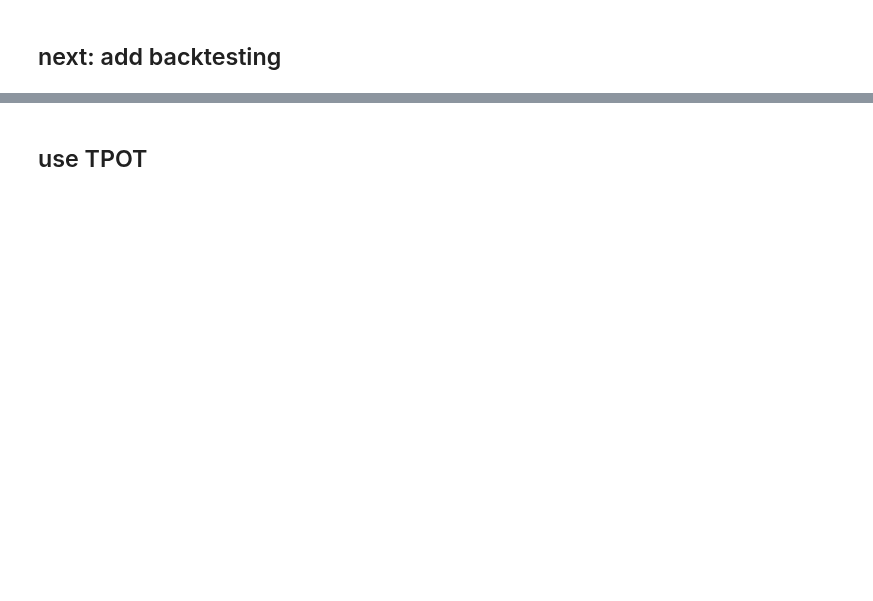
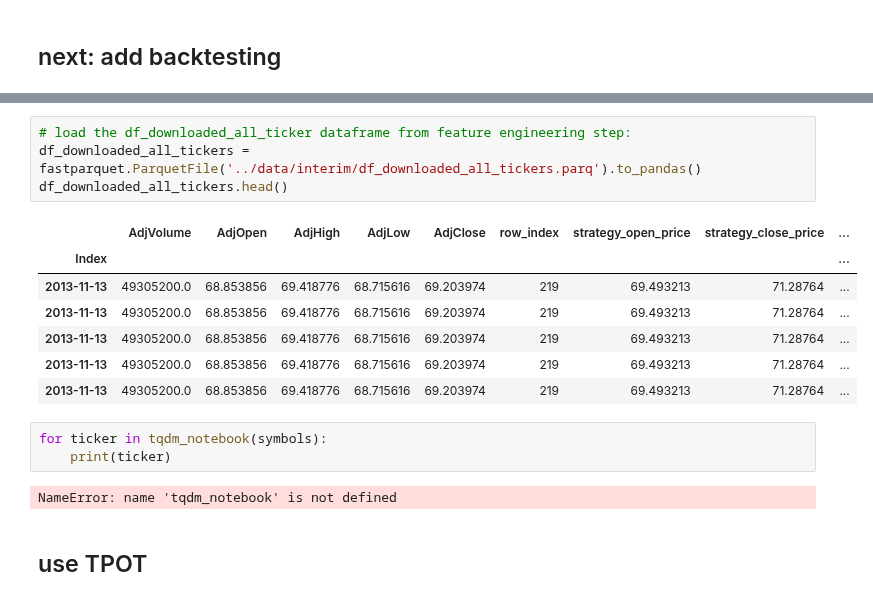
Before and after one commit to Lindstaedt/Stock-recommendation-with-ML, a Jupyter notebook: notebooks/03.0-fl-model-training-sklearn.ipynb, the cells around one changed output, grey strips where cells are left out. Drawn from its saved outputs; the diff is of its cells as text; blank space fills up the shorter version.

```diff
--- a/notebooks/03.0-fl-model-training-sklearn.ipynb
+++ b/notebooks/03.0-fl-model-training-sklearn.ipynb
@@ -224,2 +243,19 @@ def handle_data(context, data):
+# %%
+# load the df_downloaded_all_ticker dataframe from feature engineering step:
+df_downloaded_all_tickers = fastparquet.ParquetFile('../data/interim/df_downloaded_all_tickers.parq').to_pandas()
+df_downloaded_all_tickers.head()
+# %% [output]
+|  | AdjVolume | AdjOpen | AdjHigh | AdjLow | AdjClose | row_index | strategy_open_price | strategy_close_price | ... |
+| Index |  |  |  |  |  |  |  |  | ... |
+| 2013-11-13 | 49305200.0 | 68.853856 | 69.418776 | 68.715616 | 69.203974 | 219 | 69.493213 | 71.28764 | ... |
+| 2013-11-13 | 49305200.0 | 68.853856 | 69.418776 | 68.715616 | 69.203974 | 219 | 69.493213 | 71.28764 | ... |
+| 2013-11-13 | 49305200.0 | 68.853856 | 69.418776 | 68.715616 | 69.203974 | 219 | 69.493213 | 71.28764 | ... |
+| 2013-11-13 | 49305200.0 | 68.853856 | 69.418776 | 68.715616 | 69.203974 | 219 | 69.493213 | 71.28764 | ... |
+| 2013-11-13 | 49305200.0 | 68.853856 | 69.418776 | 68.715616 | 69.203974 | 219 | 69.493213 | 71.28764 | ... |
+# %%
+for ticker in tqdm_notebook(symbols):
+    print(ticker)
+# %% [output]
+NameError: name 'tqdm_notebook' is not defined
 # %% [markdown]
 ## use TPOT
```
Also changed, not shown: parts of 7 cells of this notebook.
